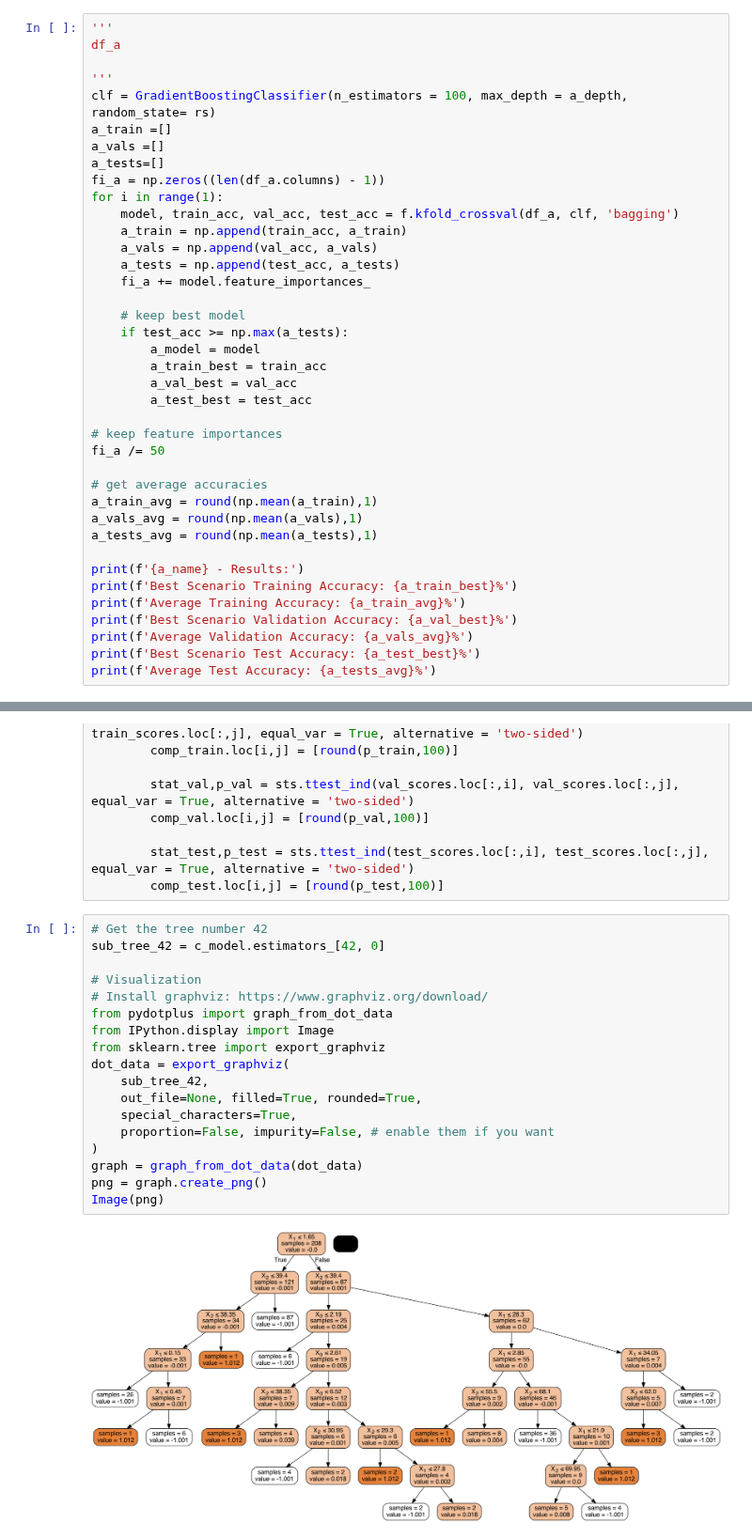
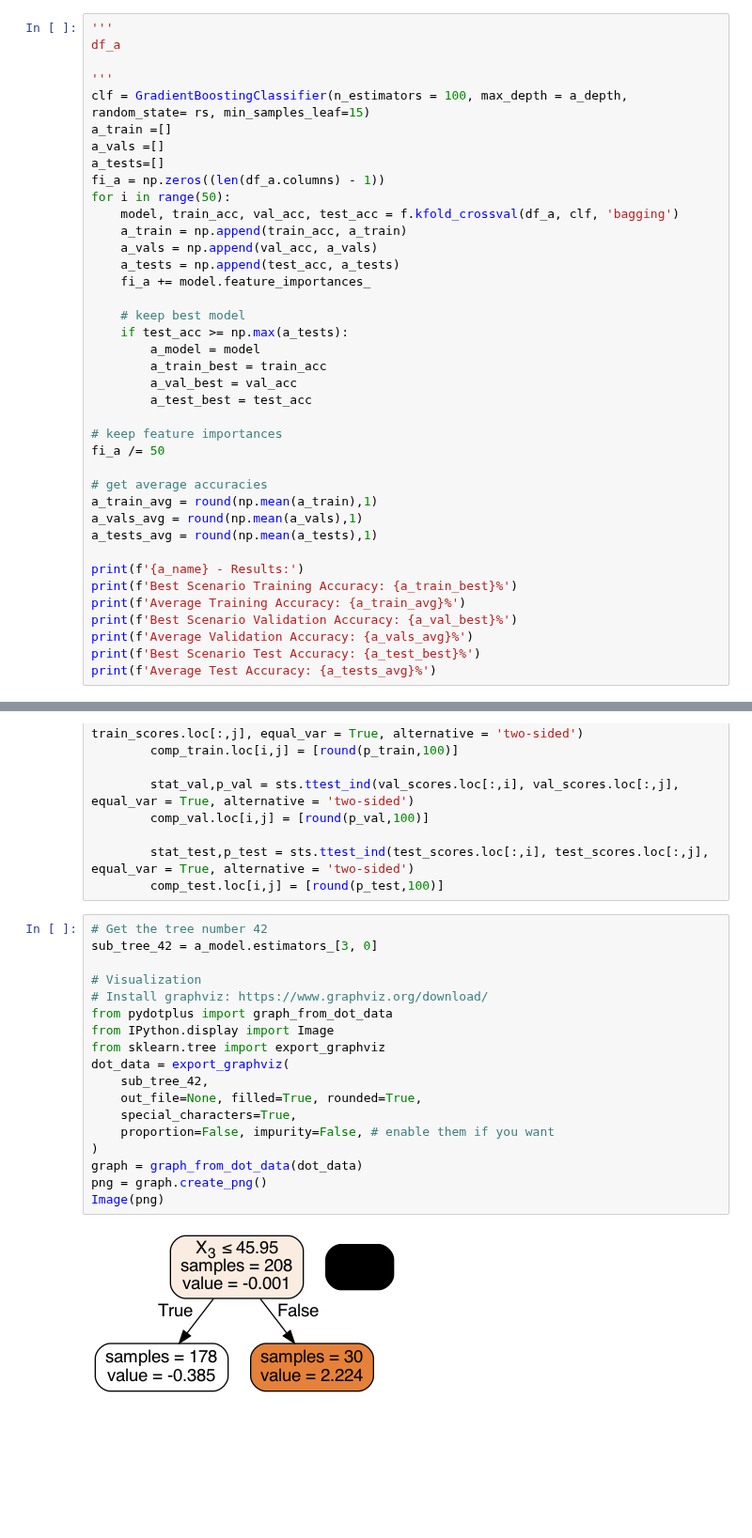
Before and after one commit to izguenther6/orie4741-final, a Jupyter notebook: scripts/trees.ipynb, the cells around one changed output, grey strips where cells are left out. Shown at 94% size. Saved outputs shown, nothing was run; the diff lists cells and outputs as text; blank space fills up the shorter version.

```diff
--- a/scripts/trees.ipynb
+++ b/scripts/trees.ipynb
@@ -119,12 +162,12 @@ dfr = pd.DataFrame(index=[a_name, b_name, c_name, d_name], columns=['Avg. Train
 df_a
 
 '''
-clf = GradientBoostingClassifier(n_estimators = 100, max_depth = a_depth, random_state= rs)
+clf = GradientBoostingClassifier(n_estimators = 100, max_depth = a_depth, random_state= rs, min_samples_leaf=15)
 a_train =[]
 a_vals =[]
 a_tests=[]
 fi_a = np.zeros((len(df_a.columns) - 1))
-for i in range(1):
+for i in range(50):
     model, train_acc, val_acc, test_acc = f.kfold_crossval(df_a, clf, 'bagging')
     a_train = np.append(train_acc, a_train)
     a_vals = np.append(val_acc, a_vals)
@@ -458,21 +501,21 @@ for i in cols:
         comp_test.loc[i,j] = [round(p_test,100)]
 # %%
 # Get the tree number 42
-sub_tree_42 = c_model.estimators_[42, 0]
+sub_tree_42 = a_model.estimators_[3, 0]
 
 # Visualization
 # Install graphviz: https://www.graphviz.org/download/
 from pydotplus import graph_from_dot_data
 from IPython.display import Image
 from sklearn.tree import export_graphviz
 dot_data = export_graphviz(
     sub_tree_42,
     out_file=None, filled=True, rounded=True,
     special_characters=True,
     proportion=False, impurity=False, # enable them if you want
 )
 graph = graph_from_dot_data(dot_data)
 png = graph.create_png()
 Image(png)
 # %% [output]
-[figure, old version]
+[figure, new version]
```
Also changed, not shown: parts of 12 cells of this notebook, 1 other file.
